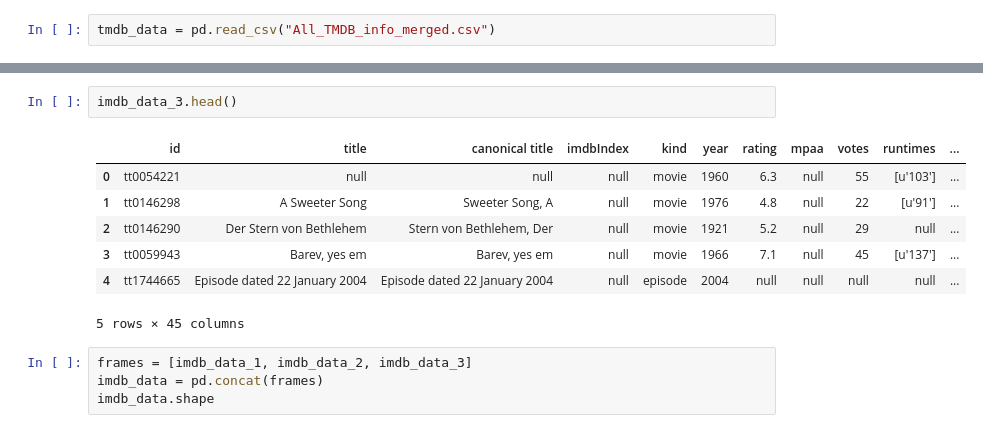
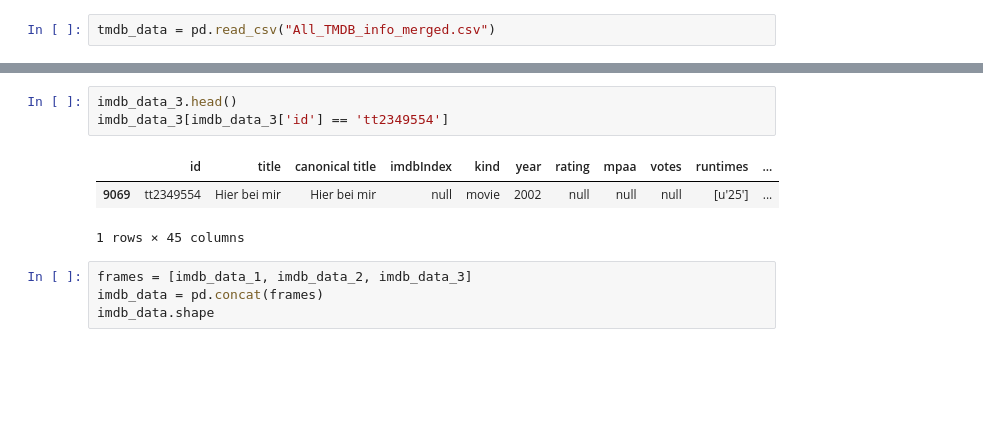
Before and after one commit to cocochrane/CS109B_FinalProject, a Jupyter notebook: IMDB Data cleaning and processing.ipynb, the cells around one changed output, grey strips where cells are left out. Saved outputs shown, nothing was run; the diff lists cells and outputs as text; blank space fills up the shorter version.

Commit message:
Data pre-process

```diff
--- a/IMDB Data cleaning and processing.ipynb
+++ b/IMDB Data cleaning and processing.ipynb
@@ -44,13 +46,10 @@ print(imdb_data_3.shape)
 # %%
 imdb_data_3.head()
+imdb_data_3[imdb_data_3['id'] == 'tt2349554']
 # %% [output]
 |  | id | title | canonical title | imdbIndex | kind | year | rating | mpaa | votes | runtimes | ... |
-| 0 | tt0054221 | null | null | null | movie | 1960 | 6.3 | null | 55 | [u'103'] | ... |
-| 1 | tt0146298 | A Sweeter Song | Sweeter Song, A | null | movie | 1976 | 4.8 | null | 22 | [u'91'] | ... |
-| 2 | tt0146290 | Der Stern von Bethlehem | Stern von Bethlehem, Der | null | movie | 1921 | 5.2 | null | 29 | null | ... |
-| 3 | tt0059943 | Barev, yes em | Barev, yes em | null | movie | 1966 | 7.1 | null | 45 | [u'137'] | ... |
-| 4 | tt1744665 | Episode dated 22 January 2004 | Episode dated 22 January 2004 | null | episode | 2004 | null | null | null | null | ... |
+| 9069 | tt2349554 | Hier bei mir | Hier bei mir | null | movie | 2002 | null | null | null | [u'25'] | ... |
-5 rows × 45 columns
+1 rows × 45 columns
 # %%
 frames = [imdb_data_1, imdb_data_2, imdb_data_3]
 imdb_data = pd.concat(frames)
```
Also changed, not shown: parts of 4 cells of this notebook, 5 other files.
